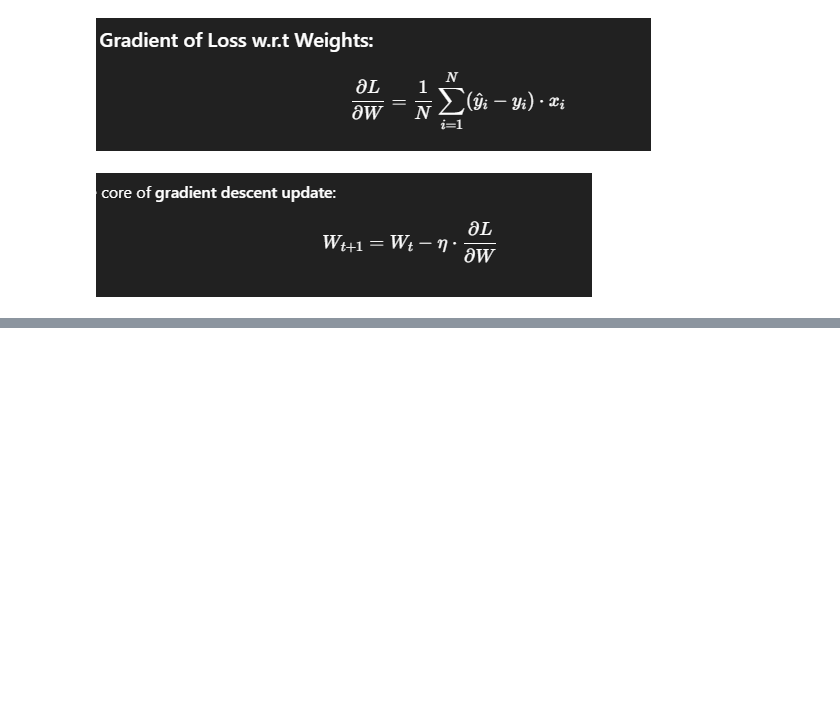
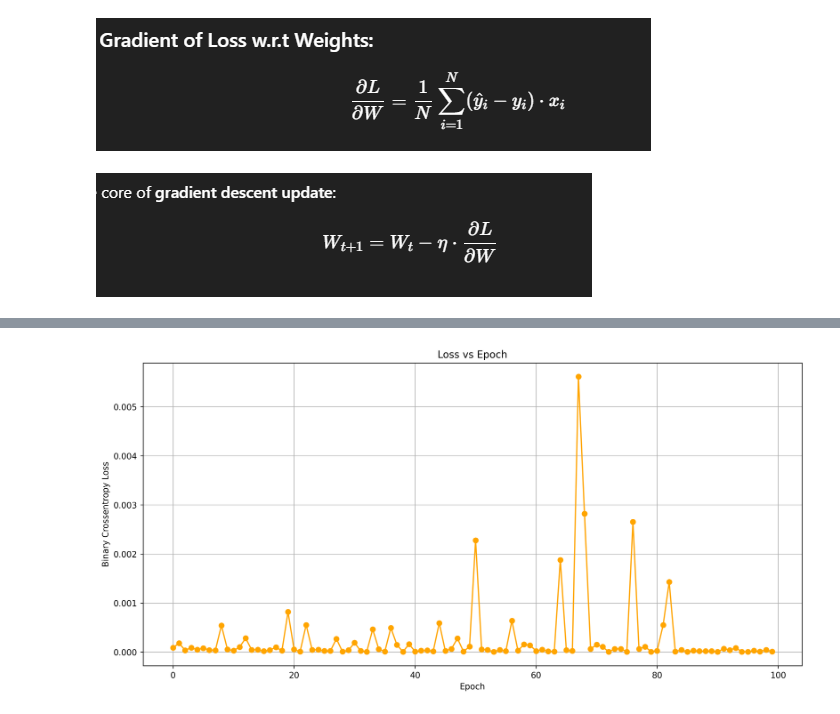
Before and after one commit to udityamerit/Complete-Deep-Learning-for-Beginner, a Jupyter notebook: math/model.ipynb, the cells around one changed output, grey strips where cells are left out. Saved outputs shown, nothing was run; the diff lists cells and outputs as text; code cells hidden in the pictures; blank space fills up the shorter version.

```diff
--- a/math/model.ipynb
+++ b/math/model.ipynb
@@ -363,0 +366,12 @@ Epoch 100: Loss = 0.0001, Avg. Grad Norm = 0.0002
+# %%
+plt.figure(figsize=(12, 6), dpi=250)
+plt.plot(loss_values, marker='o', color='orange')
+plt.title("Loss vs Epoch")
+plt.xlabel("Epoch")
+plt.ylabel("Binary Crossentropy Loss")
+plt.grid(True)
+plt.tight_layout()
+plt.savefig("results/loss_vs_epoch.png")
+plt.show()
+# %% [output]
+[figure, added]
```
Also changed, not shown: parts of 1 cell of this notebook, 2 other files.
